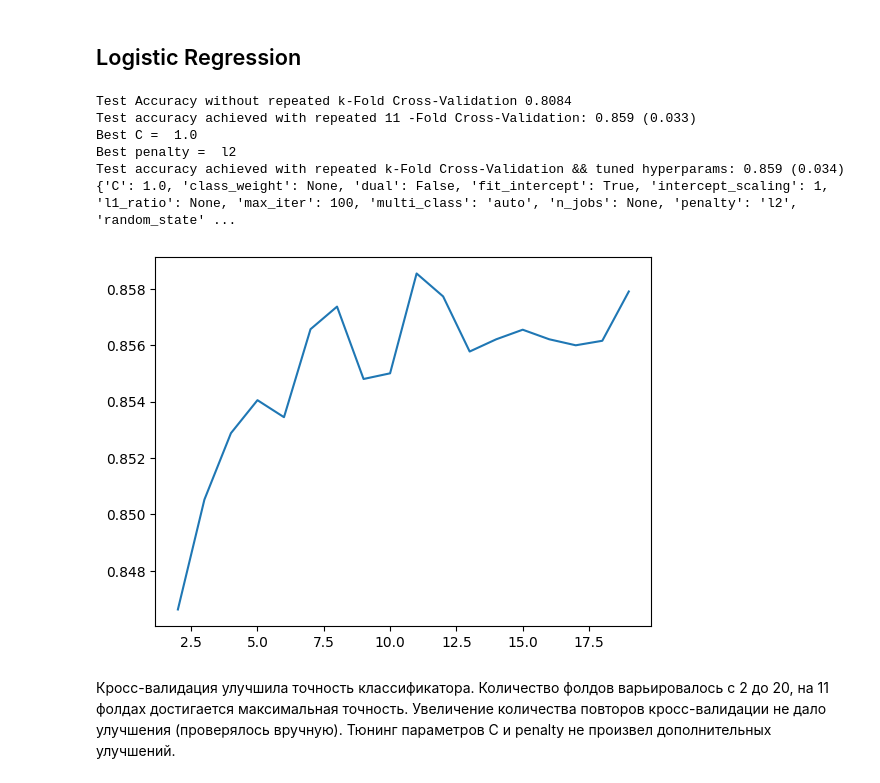
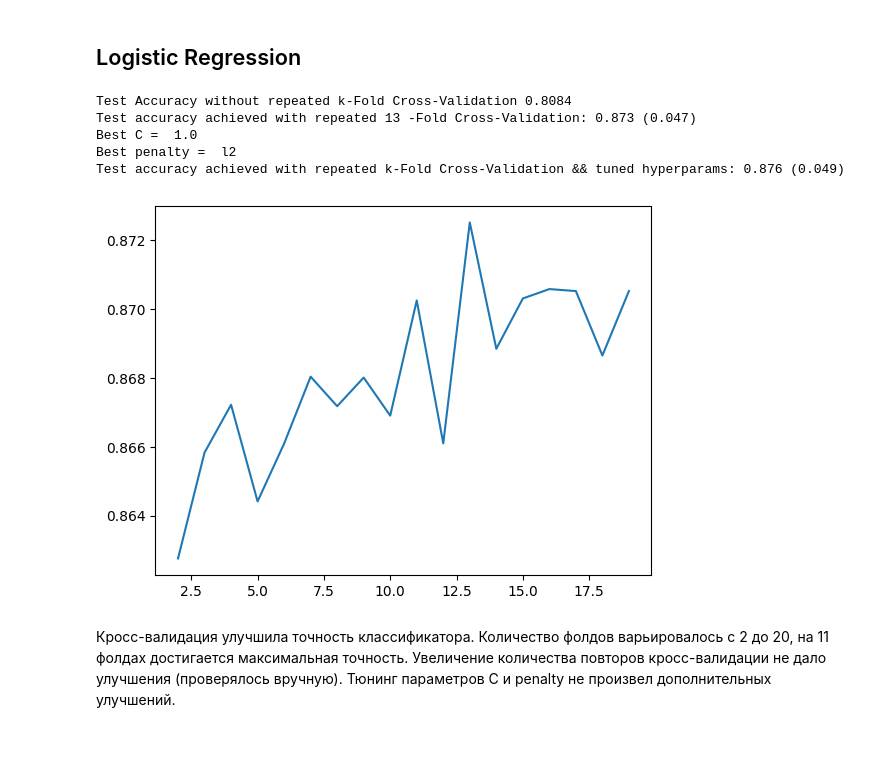
Before and after one commit to katevi/Introduction-to-ML, a Jupyter notebook: lab2/heart_disease_analysis.ipynb, the cells around one changed output. Saved outputs shown, nothing was run; the diff lists cells and outputs as text; code cells hidden in the pictures; blank space fills up the shorter version.

```diff
--- a/lab2/heart_disease_analysis.ipynb
+++ b/lab2/heart_disease_analysis.ipynb
@@ -211,7 +211,7 @@ for i in range(2,20):
     # create model
     model = LogisticRegression()
     # evaluate model
-    scores = cross_val_score(model, X, y, scoring='accuracy', cv=cv, n_jobs=-1)
+    scores = cross_val_score(model, X_train_scaled, y_train, scoring='accuracy', cv=cv, n_jobs=-1)
     # report performance
     mean_scores = mean(scores)
     std_scores = std(scores)
@@ -220,39 +220,37 @@ for i in range(2,20):
         corresponding_std = std_scores
         number_of_folds = i
     lr_accuracies.append(mean_scores)
 
 print('Test accuracy achieved with repeated %d -Fold Cross-Validation: %.3f (%.3f)' % (number_of_folds, max_accuracy, corresponding_std))
 plt.plot(range(2,20),lr_accuracies)
 
 # tuning hyperparameters
 grid={"C":np.logspace(-3,3,7), "penalty":["l1","l2","elasticnet","none"]}# l1 lasso l2 ridge
 searcher=GridSearchCV(LogisticRegression(random_state=42), grid, scoring='accuracy', cv=10)
 searcher.fit(X_train_scaled,y_train)
 best_C = searcher.best_params_["C"]
 best_penalty = searcher.best_params_["penalty"]
 print("Best C = ", best_C)
 print("Best penalty = ", best_penalty)
 
 
 # repeated k fold validation
 cv = RepeatedKFold(n_splits=number_of_folds, n_repeats=3, random_state=1)
 # create model
 model = LogisticRegression(C=best_C, penalty=best_penalty)
 # evaluate model
-scores = cross_val_score(model, X, y, scoring='accuracy', cv=cv, n_jobs=-1)
+scores = cross_val_score(model, X_train_scaled, y_train, scoring='accuracy', cv=cv, n_jobs=-1)
 # report performance
 print('Test accuracy achieved with repeated k-Fold Cross-Validation && tuned hyperparams: %.3f (%.3f)' % (mean(scores), std(scores)))
-print(model.get_params())
 
 accuracies['Logistic Regression'] = acc
 # %% [output]
 Test Accuracy without repeated k-Fold Cross-Validation 0.8084
-Test accuracy achieved with repeated 11 -Fold Cross-Validation: 0.859 (0.033)
+Test accuracy achieved with repeated 13 -Fold Cross-Validation: 0.873 (0.047)
 Best C =  1.0
 Best penalty =  l2
-Test accuracy achieved with repeated k-Fold Cross-Validation && tuned hyperparams: 0.859 (0.034)
-{'C': 1.0, 'class_weight': None, 'dual': False, 'fit_intercept': True, 'intercept_scaling': 1, 'l1_ratio': None, 'max_iter': 100, 'multi_class': 'auto', 'n_jobs': None, 'penalty': 'l2', 'random_state' ...
+Test accuracy achieved with repeated k-Fold Cross-Validation && tuned hyperparams: 0.876 (0.049)
-[figure, old version]
+[figure, new version]
 # %% [markdown]
 Кросс-валидация улучшила точность классификатора.
 Количество фолдов варьировалось с 2 до 20, на 11 фолдах достигается максимальная точность.
```
Also changed, not shown: parts of 1 cell of this notebook.
